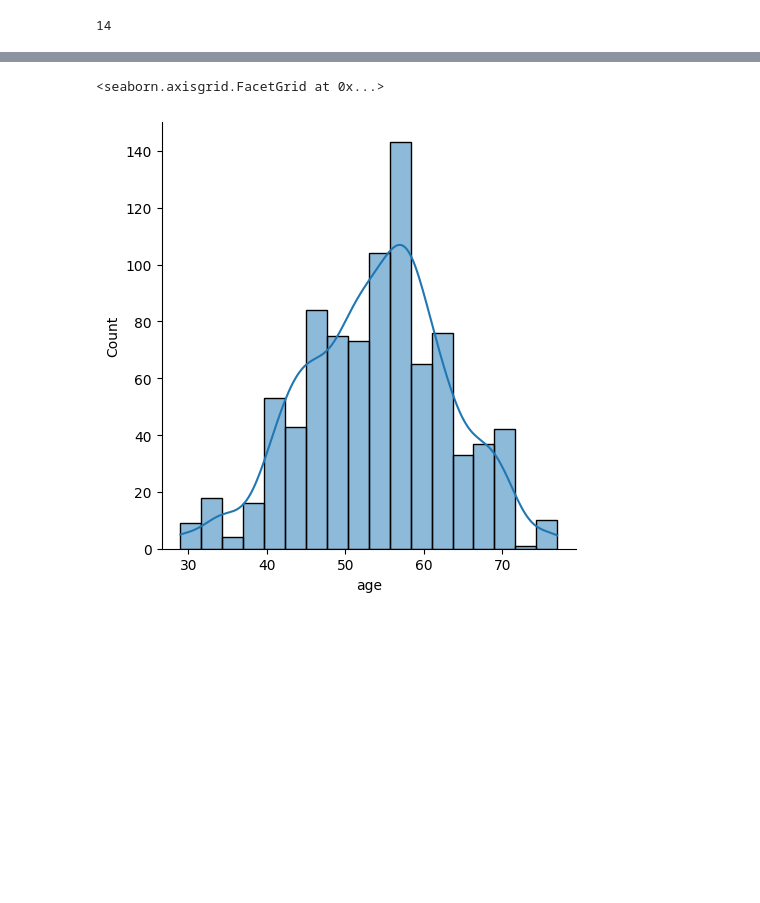
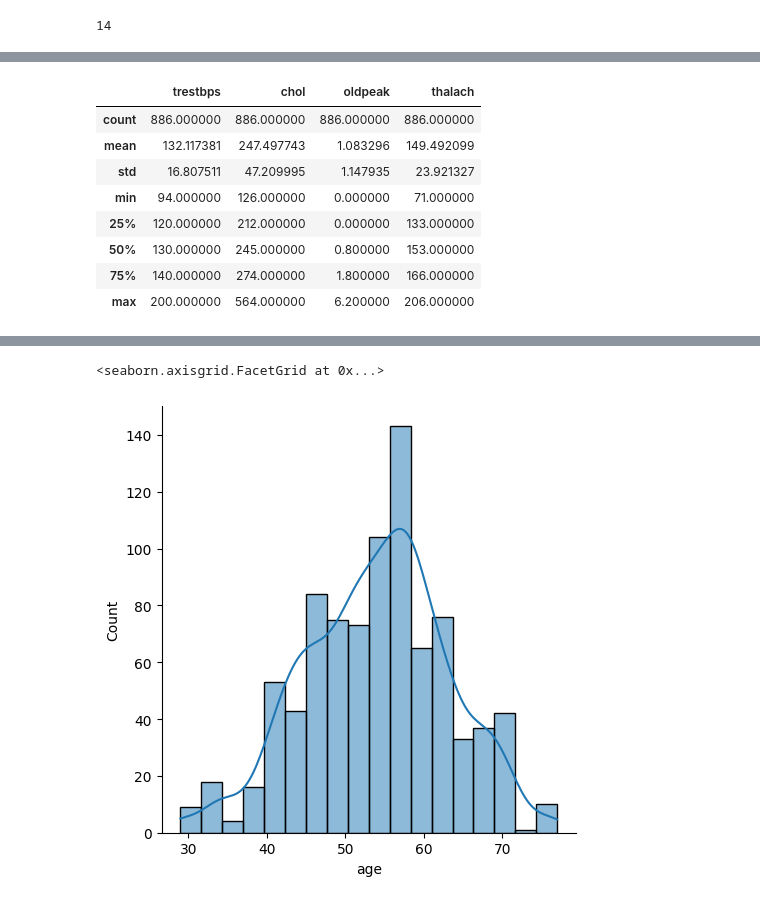
Before and after one commit to Likelipop/Introduction-to-ML, a Jupyter notebook: Homework Form.ipynb, the cells around one changed output, grey strips where cells are left out. Saved outputs shown, nothing was run; the diff lists cells and outputs as text; code cells hidden in the pictures; blank space fills up the shorter version.

```diff
--- a/Homework Form.ipynb
+++ b/Homework Form.ipynb
@@ -124,0 +148,12 @@ plt.show()
+# %%
+df[dist_col].describe()
+# %% [output]
+|  | trestbps | chol | oldpeak | thalach |
+| count | 886.000000 | 886.000000 | 886.000000 | 886.000000 |
+| mean | 132.117381 | 247.497743 | 1.083296 | 149.492099 |
+| std | 16.807511 | 47.209995 | 1.147935 | 23.921327 |
+| min | 94.000000 | 126.000000 | 0.000000 | 71.000000 |
+| 25% | 120.000000 | 212.000000 | 0.000000 | 133.000000 |
+| 50% | 130.000000 | 245.000000 | 0.800000 | 153.000000 |
+| 75% | 140.000000 | 274.000000 | 1.800000 | 166.000000 |
+| max | 200.000000 | 564.000000 | 6.200000 | 206.000000 |
```
Also changed, not shown: parts of 19 cells of this notebook.
